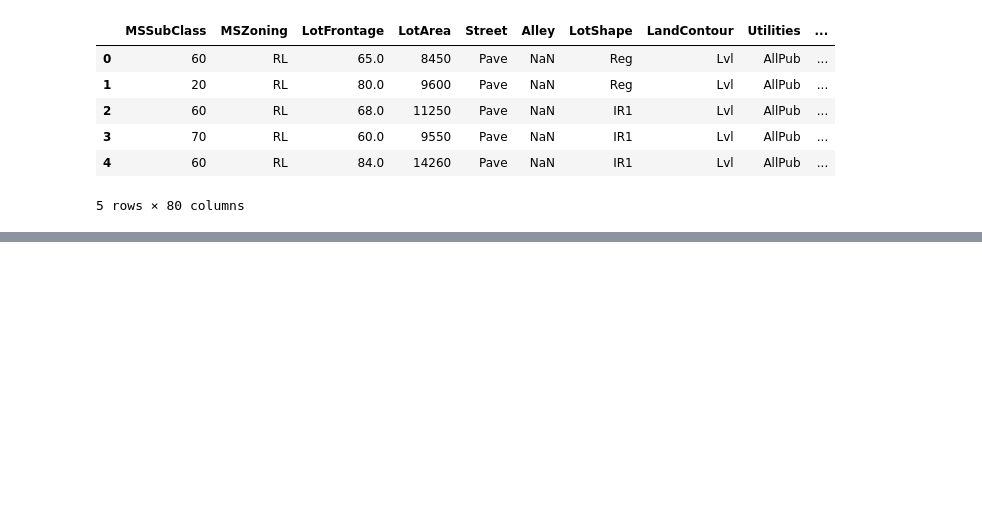
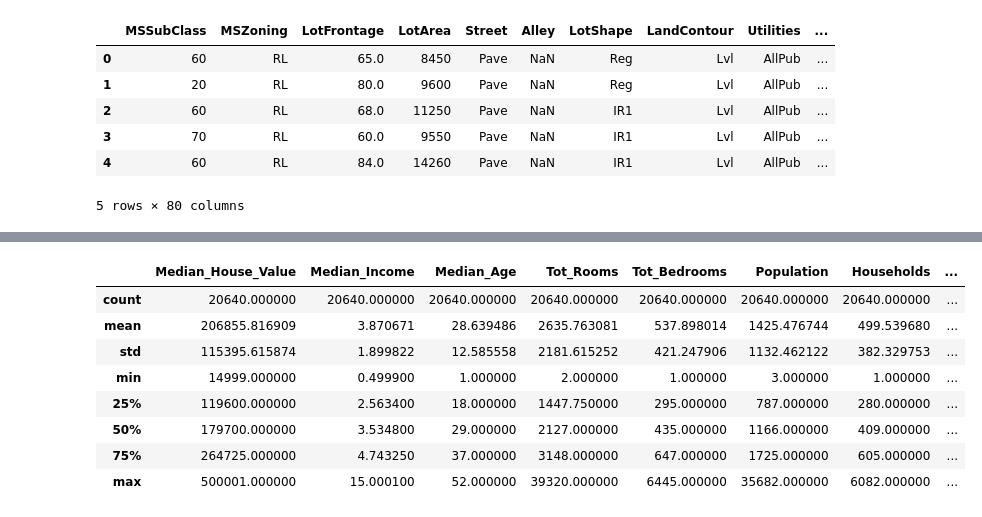
Before and after one commit to victormuuo07/REAL-ESTATE-HOUSE-SALES-PREDICTION, a Jupyter notebook: index.ipynb, the cells around one changed output, grey strips where cells are left out. Drawn from its saved outputs; the diff is of its cells as text; code cells hidden in the pictures; blank space fills up the shorter version.

```diff
--- a/index.ipynb
+++ b/index.ipynb
@@ -65,0 +104,13 @@ df_4.head()
+# %%
+# Display basic statistics
+df_2.describe()
+# %% [output]
+|  | Median_House_Value | Median_Income | Median_Age | Tot_Rooms | Tot_Bedrooms | Population | Households | ... |
+| count | 20640.000000 | 20640.000000 | 20640.000000 | 20640.000000 | 20640.000000 | 20640.000000 | 20640.000000 | ... |
+| mean | 206855.816909 | 3.870671 | 28.639486 | 2635.763081 | 537.898014 | 1425.476744 | 499.539680 | ... |
+| std | 115395.615874 | 1.899822 | 12.585558 | 2181.615252 | 421.247906 | 1132.462122 | 382.329753 | ... |
+| min | 14999.000000 | 0.499900 | 1.000000 | 2.000000 | 1.000000 | 3.000000 | 1.000000 | ... |
+| 25% | 119600.000000 | 2.563400 | 18.000000 | 1447.750000 | 295.000000 | 787.000000 | 280.000000 | ... |
+| 50% | 179700.000000 | 3.534800 | 29.000000 | 2127.000000 | 435.000000 | 1166.000000 | 409.000000 | ... |
+| 75% | 264725.000000 | 4.743250 | 37.000000 | 3148.000000 | 647.000000 | 1725.000000 | 605.000000 | ... |
+| max | 500001.000000 | 15.000100 | 52.000000 | 39320.000000 | 6445.000000 | 35682.000000 | 6082.000000 | ... |
```
Also changed, not shown: parts of 12 cells of this notebook.
